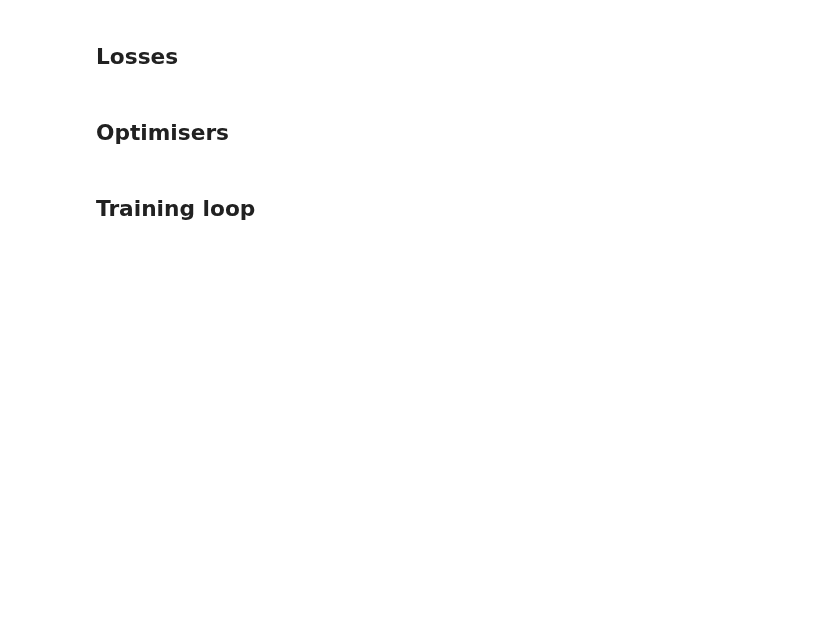
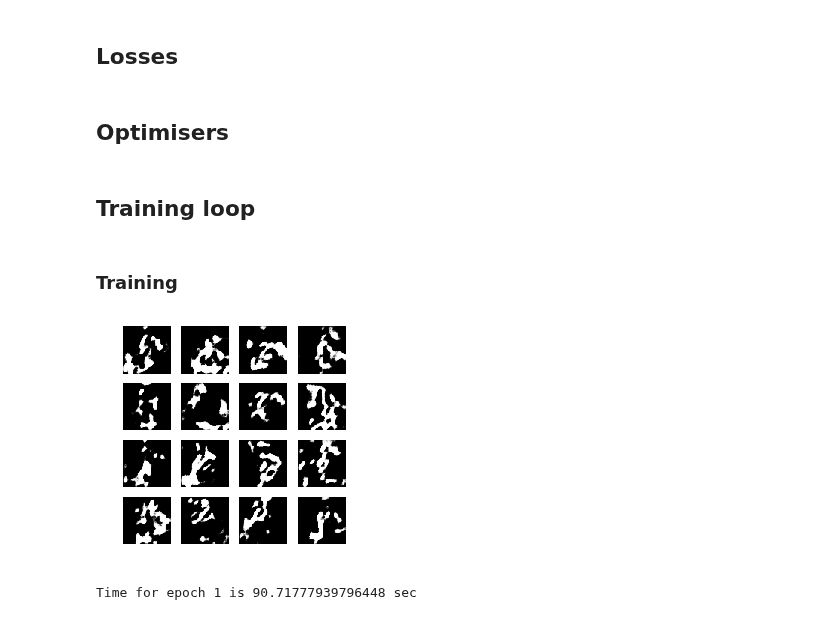
Before and after one commit to robolamp/SleepingCalligrapher, a Jupyter notebook: kuzushiji_GAN.ipynb, the cells around one changed output. Drawn from its saved outputs; the diff is of its cells as text; code cells hidden in the pictures; blank space fills up the shorter version.

```diff
--- a/kuzushiji_GAN.ipynb
+++ b/kuzushiji_GAN.ipynb
@@ -189,7 +200,7 @@ discriminator_optimizer = tf.keras.optimizers.Adam(1e-4)
 # %%
 EPOCHS = 10
 BUFFER_SIZE = 60000
-BATCH_SIZE = 256
+BATCH_SIZE = 2048
 
 noise_dim = 100
 num_examples_to_generate = 16
@@ -197,6 +208,11 @@ num_examples_to_generate = 16
 # We will reuse this seed overtime (so it's easier)
 # to visualize progress in the animated GIF)
 seed = tf.random.normal([num_examples_to_generate, noise_dim])
+# %%
+def convert_images_to_tf(images):
+    out_images = (images - 127.5).astype('float32') / 127.5
+    out_images = out_images.reshape(images.shape[0], img_size, img_size, 1)
+    return out_images
 # %%
 # Notice the use of `tf.function`
 # This annotation causes the function to be "compiled".
@@ -233,3 +249,37 @@ def generate_and_save_images(model, epoch, test_input):
 
   plt.savefig('image_at_epoch_{:04d}.png'.format(epoch))
   plt.show()
+
+
+def train(dataset, epochs):
+  for epoch in range(epochs):
+    start = time.time()
+
+    for _ in range(int(dataset.shape[0] / BATCH_SIZE)):
+        image_batch = dataset[np.random.choice(range(dataset.shape[0]), BATCH_SIZE)]
+        converted_images = convert_images_to_tf(image_batch)
+        train_step(converted_images)
+
+    # Produce images for the GIF as we go
+    generate_and_save_images(generator,
+                             epoch + 1,
+                             seed)
+
+    # Save the model every 15 epochs
+    if (epoch + 1) % 15 == 0:
+      checkpoint.save(file_prefix = checkpoint_prefix)
+
+    print ('Time for epoch {} is {} sec'.format(epoch + 1, time.time()-start))
+
+  # Generate after the final epoch
+  generate_and_save_images(generator, epochs, seed)
+# %% [markdown]
+### Training
+# %%
+train_dataset = chars_imgs
+# %%
+%%time
+train(train_dataset, EPOCHS)
+# %% [output]
+[figure, added]
+Time for epoch 1 is 90.71777939796448 sec
```
Also changed, not shown: parts of 8 cells of this notebook.
